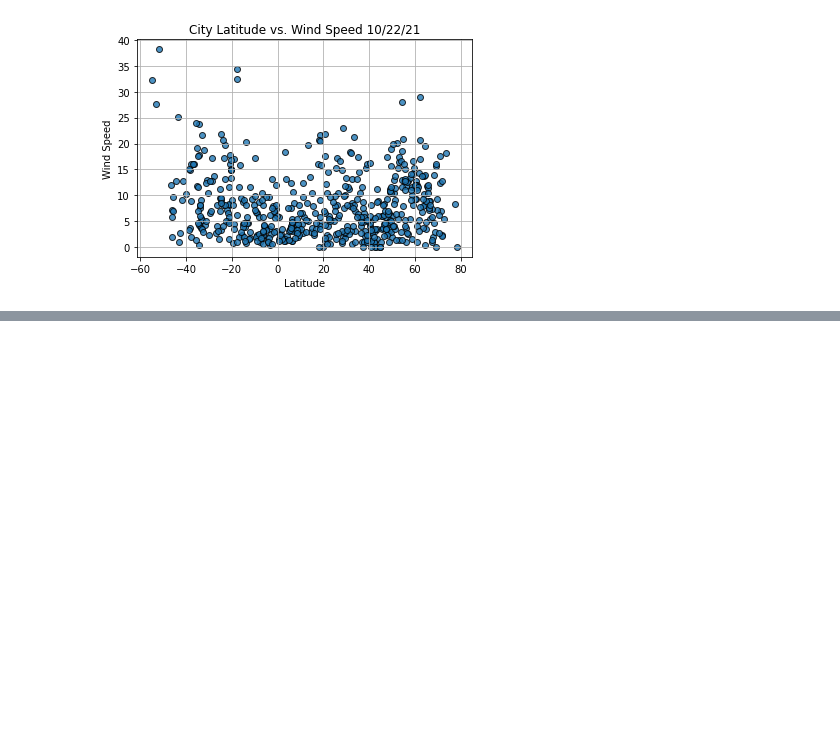
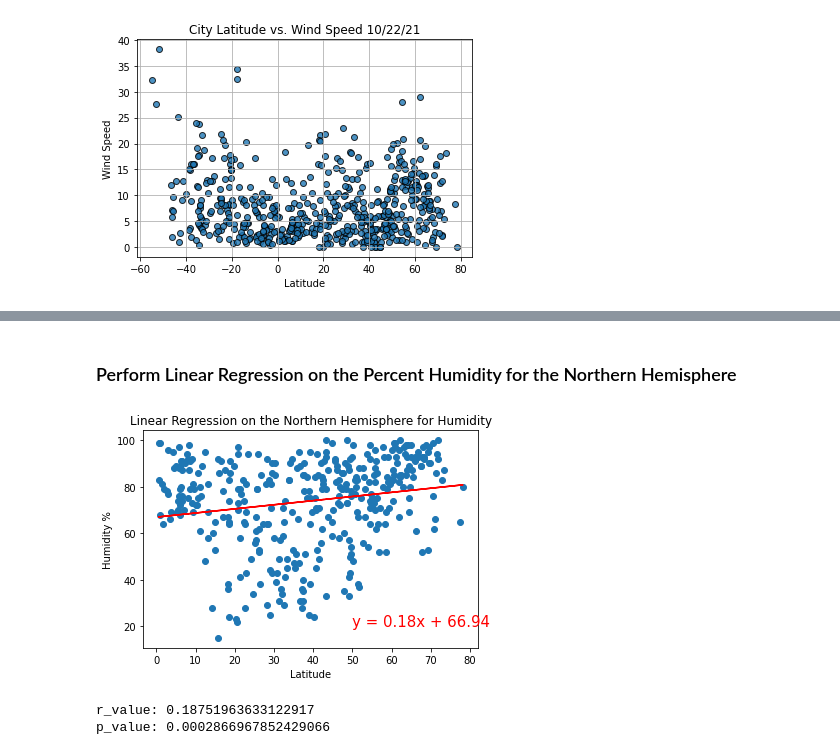
Before and after one commit to Simon-Xu-Lan/World_Weather_Analysis, a Jupyter notebook: Weather.ipynb, the cells around one changed output, grey strips where cells are left out. Saved outputs shown, nothing was run; the diff lists cells and outputs as text; code cells hidden in the pictures; blank space fills up the shorter version.

```diff
--- a/Weather.ipynb
+++ b/Weather.ipynb
@@ -419,0 +539,14 @@ plt.show()
+# %% [markdown]
+### Perform Linear Regression on the Percent Humidity for the Northern Hemisphere
+# %%
+plot_linear_regression(
+    northern_hemi_df["Lat"],
+    northern_hemi_df["Humidity"],
+    'Linear Regression on the Northern Hemisphere for Humidity',
+    'Humidity %',
+    (50, 20),
+)
+# %% [output]
+[figure, added]
+r_value: 0.18751963633122917
+p_value: 0.0002866967852429066
```
Also changed, not shown: parts of 18 cells of this notebook.
